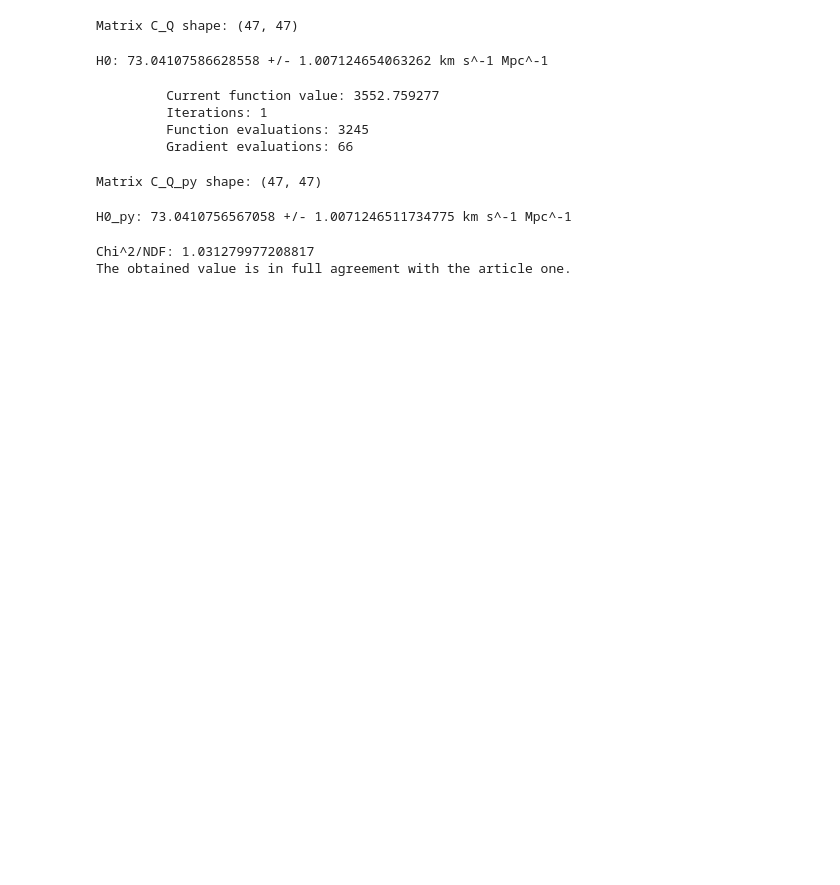
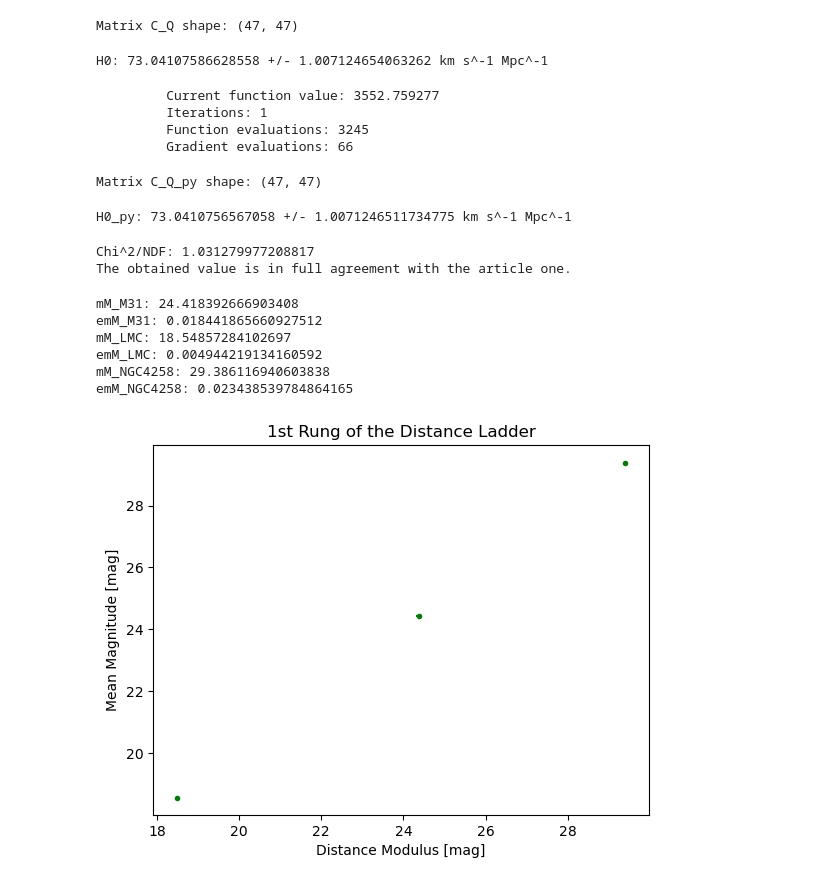
Before and after one commit to GenovaCosmology/AstroCosmoComputational, a Jupyter notebook: Students/Gabriele_Russo/ExamProject/H0chi2.ipynb, the cells around one changed output. Cells and saved outputs as stored; diff of their text form; code cells hidden in the pictures; blank space fills up the shorter version.

```diff
--- a/Students/Gabriele_Russo/ExamProject/H0chi2.ipynb
+++ b/Students/Gabriele_Russo/ExamProject/H0chi2.ipynb
@@ -418,3 +420,60 @@ print('The obtained value is in full agreement with the article one.')
 # %% [output]
 Chi^2/NDF: 1.031279977208817
 The obtained value is in full agreement with the article one.
+# %%
+#**********************#
+# PLOTTING THE RESULTS #
+#**********************#
+
+# 1st rung: Cepheids in anchor galaxies (NGC 4258, LMC, M31)
+
+mu_M31 = Q_best[40] # obtained from lstsq method
+e_mu_M31 = np.sqrt(C_Q[40, 40]) # obtained from lstsq method
+
+mu_LMC = 18.477 # obtained from the article
+e_mu_LMC = 0.0263 # obtained from the article
+
+mu_NGC4258 = 29.397 # obtained from the article "Absolute Calibration of Cepheid Period-Luminosity Relations in NGC 4258",
+                    # Wenlong Yuan et al., 2022, https://arxiv.org/pdf/2203.06681.pdf
+e_mu_NGC4258 = 0.032 # obtained from the article "Absolute Calibration of Cepheid Period-Luminosity Relations in NGC 4258",
+                    # Wenlong Yuan et al., 2022, https://arxiv.org/pdf/2203.06681.pdf
+
+M = Q_best[38] # obtained from lstsq method, reference Cepheids magnitude
+eM = np.sqrt(C_Q[38, 38]) # obtained from lstsq method, reference Cepheids magnitude error
+
+mM_M31 = np.sum(y[2593:2648]-M)/55 # magnitude mean on the Cepheids with respect to reference
+emM_M31 = np.sqrt(np.sum(np.diag(C)[2593:2648]))/55 # magnitude error mean on the Cepheids with respect to reference
+print('mM_M31:', mM_M31)
+print('emM_M31:', emM_M31)
+
+mM_LMC = np.sum(y[2649:3131]+mu_LMC-M)/482 # magnitude mean on the Cepheids with respect to reference
+emM_LMC = np.sqrt(np.sum(np.diag(C)[2649:3131] + e_mu_LMC**2)) / 482 # magnitude error mean on the Cepheids
+                                                                     # with respect to reference and with propagated error
+print('mM_LMC:', mM_LMC)
+print('emM_LMC:', emM_LMC)
+
+mM_NGC4258 = np.sum(y[2151:2593]+mu_NGC4258-M)/443 # magnitude mean on the Cepheids with respect to reference
+emM_NGC4258 = np.sqrt(np.sum(np.diag(C)[2151:2593] + e_mu_NGC4258**2)) / 443 # magnitude error mean on the Cepheids
+                                                                             # with respect to reference and with propagated error
+print('mM_NGC4258:', mM_NGC4258)
+print('emM_NGC4258:', emM_NGC4258)
+
+# Defining the 3 points of the 1st rung as tuples
+points_rung1 = [(mu_LMC, mM_LMC), (mu_M31, mM_M31), (mu_NGC4258, mM_NGC4258)]
+error_rung1 = [(e_mu_LMC, emM_LMC), (e_mu_M31, emM_M31), (e_mu_NGC4258, emM_NGC4258)]
+# %% [output]
+mM_M31: 24.418392666903408
+emM_M31: 0.018441865660927512
+mM_LMC: 18.54857284102697
+emM_LMC: 0.004944219134160592
+mM_NGC4258: 29.386116940603838
+emM_NGC4258: 0.023438539784864165
+# %%
+# 1st rung plot
+plt.errorbar([x[0] for x in points_rung1], [x[1] for x in points_rung1], xerr=[x[0] for x in error_rung1], yerr=[x[1] for x in error_rung1], fmt='o', color='g', ms=3)
+plt.xlabel('Distance Modulus [mag]')
+plt.ylabel('Mean Magnitude [mag]')
+plt.title('1st Rung of the Distance Ladder')
+plt.show()
+# %% [output]
+[figure, added]
```
Also changed, not shown: parts of 4 cells of this notebook, 4 other files.
